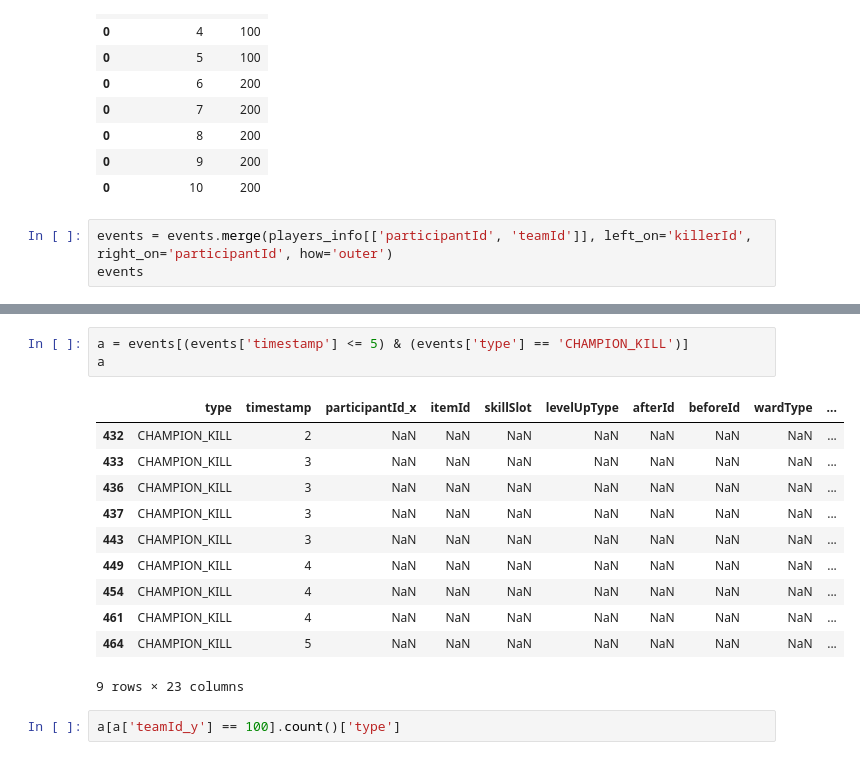
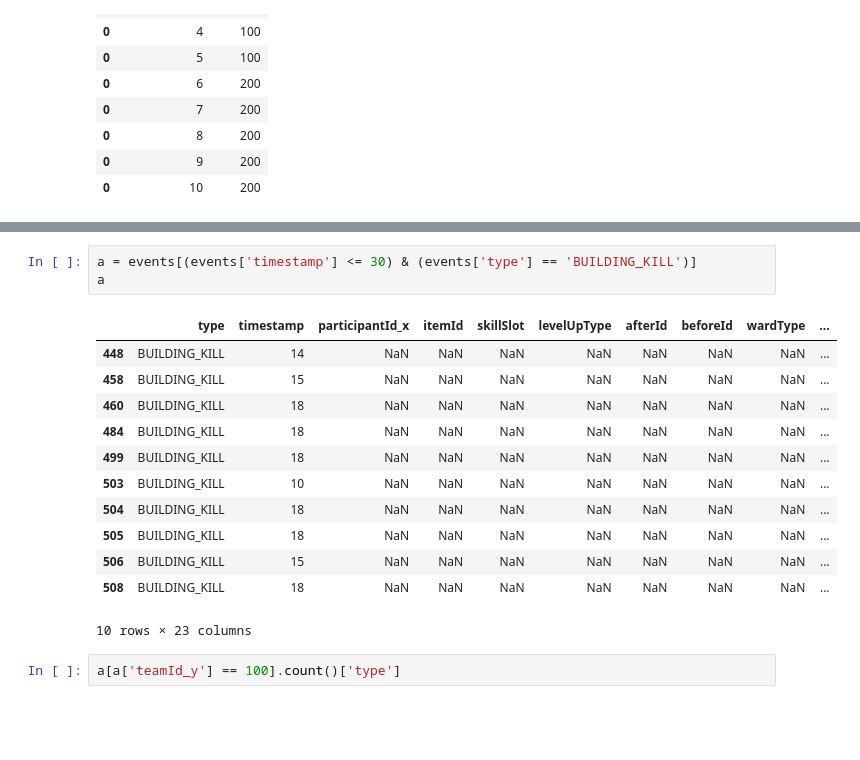
Before and after one commit to Dav3whit3/ih_datamadpt_project_final, a Jupyter notebook: notebooks/API_data_extraction1.ipynb, the cells around one changed output, grey strips where cells are left out. Drawn from its saved outputs; the diff is of its cells as text; blank space fills up the shorter version.

```diff
--- a/notebooks/API_data_extraction1.ipynb
+++ b/notebooks/API_data_extraction1.ipynb
@@ -539,6 +539,3 @@ players_info[['participantId', 'teamId']]
 | 0 | 8 | 200 |
 | 0 | 9 | 200 |
 | 0 | 10 | 200 |
-# %%
-events = events.merge(players_info[['participantId', 'teamId']], left_on='killerId', right_on='participantId', how='outer')
-events
@@ -559,18 +542,19 @@ events
 # %%
-a = events[(events['timestamp'] <= 5) & (events['type'] == 'CHAMPION_KILL')]
+a = events[(events['timestamp'] <= 30) & (events['type'] == 'BUILDING_KILL')]
 a
 # %% [output]
 |  | type | timestamp | participantId_x | itemId | skillSlot | levelUpType | afterId | beforeId | wardType | ... |
-| 432 | CHAMPION_KILL | 2 | NaN | NaN | NaN | NaN | NaN | NaN | NaN | ... |
-| 433 | CHAMPION_KILL | 3 | NaN | NaN | NaN | NaN | NaN | NaN | NaN | ... |
-| 436 | CHAMPION_KILL | 3 | NaN | NaN | NaN | NaN | NaN | NaN | NaN | ... |
-| 437 | CHAMPION_KILL | 3 | NaN | NaN | NaN | NaN | NaN | NaN | NaN | ... |
-| 443 | CHAMPION_KILL | 3 | NaN | NaN | NaN | NaN | NaN | NaN | NaN | ... |
-| 449 | CHAMPION_KILL | 4 | NaN | NaN | NaN | NaN | NaN | NaN | NaN | ... |
-| 454 | CHAMPION_KILL | 4 | NaN | NaN | NaN | NaN | NaN | NaN | NaN | ... |
-| 461 | CHAMPION_KILL | 4 | NaN | NaN | NaN | NaN | NaN | NaN | NaN | ... |
-| 464 | CHAMPION_KILL | 5 | NaN | NaN | NaN | NaN | NaN | NaN | NaN | ... |
+| 448 | BUILDING_KILL | 14 | NaN | NaN | NaN | NaN | NaN | NaN | NaN | ... |
+| 458 | BUILDING_KILL | 15 | NaN | NaN | NaN | NaN | NaN | NaN | NaN | ... |
+| 460 | BUILDING_KILL | 18 | NaN | NaN | NaN | NaN | NaN | NaN | NaN | ... |
+| 484 | BUILDING_KILL | 18 | NaN | NaN | NaN | NaN | NaN | NaN | NaN | ... |
+| 499 | BUILDING_KILL | 18 | NaN | NaN | NaN | NaN | NaN | NaN | NaN | ... |
+| 503 | BUILDING_KILL | 10 | NaN | NaN | NaN | NaN | NaN | NaN | NaN | ... |
+| 504 | BUILDING_KILL | 18 | NaN | NaN | NaN | NaN | NaN | NaN | NaN | ... |
+| 505 | BUILDING_KILL | 18 | NaN | NaN | NaN | NaN | NaN | NaN | NaN | ... |
+| 506 | BUILDING_KILL | 15 | NaN | NaN | NaN | NaN | NaN | NaN | NaN | ... |
+| 508 | BUILDING_KILL | 18 | NaN | NaN | NaN | NaN | NaN | NaN | NaN | ... |
-9 rows × 23 columns
+10 rows × 23 columns
 # %%
 a[a['teamId_y'] == 100].count()['type']
 # %% [output]
```
Also changed, not shown: parts of 3 cells of this notebook, 3 other files.
